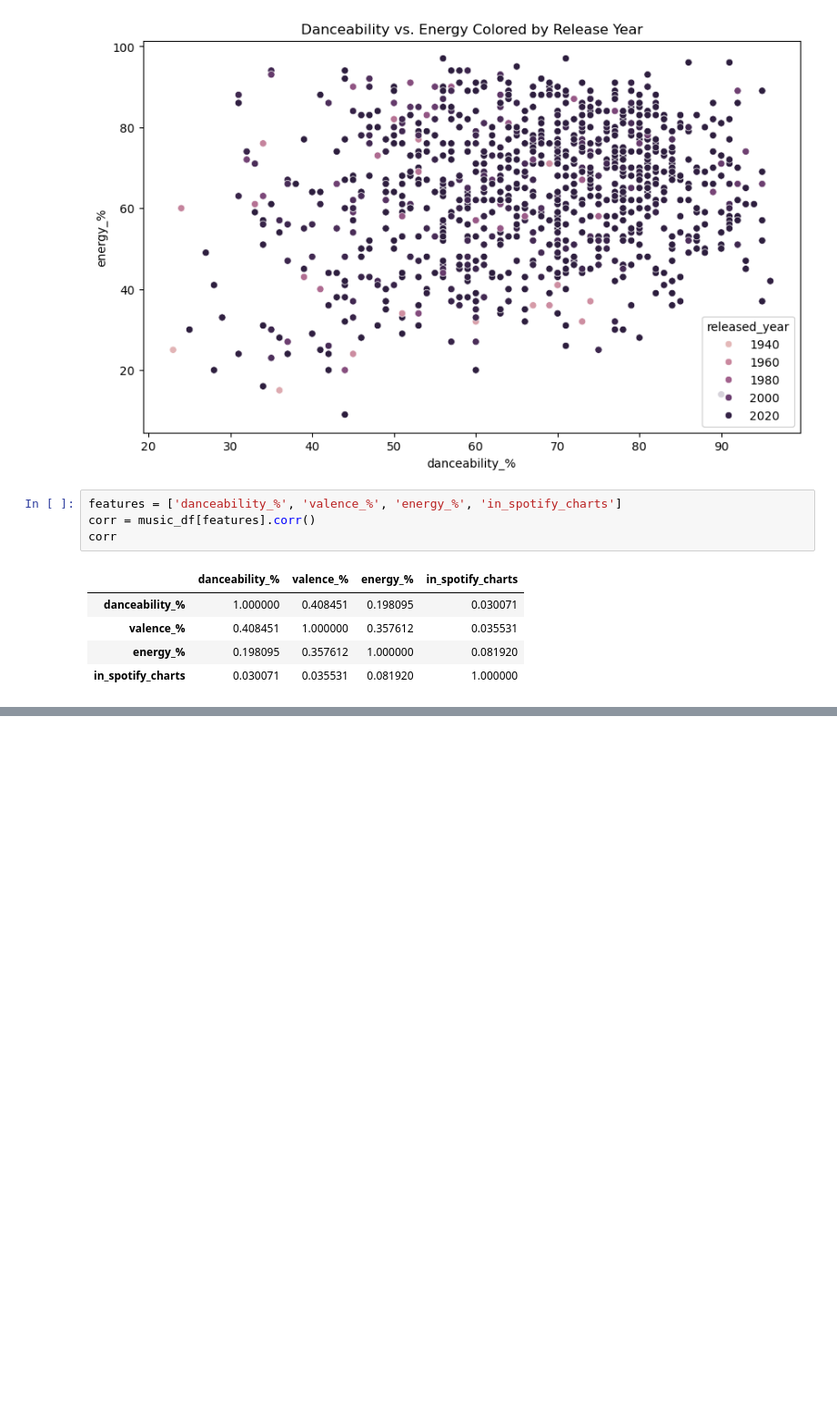
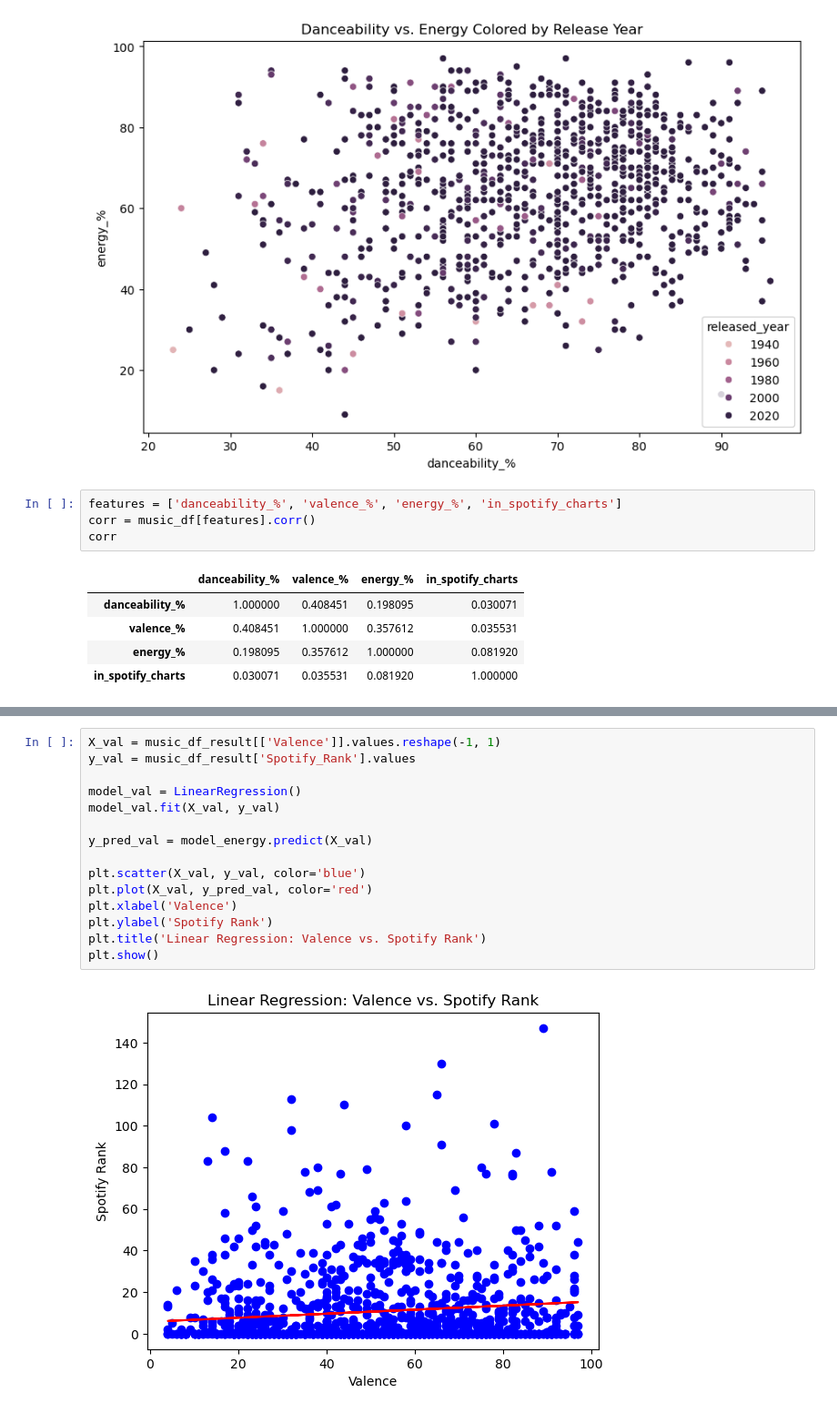
Before and after one commit to vivianzhou1288/info2950-final, a Jupyter notebook: Phase 2.ipynb, the cells around one changed output, grey strips where cells are left out. Shown: that part at 91% size. Drawn from its saved outputs; the diff is of its cells as text; blank space fills up the shorter version.

```diff
--- a/Phase 2.ipynb
+++ b/Phase 2.ipynb
@@ -136,3 +152,20 @@ sns.scatterplot(x='Valence', y='Spotify_Rank', data=music_df_result)
+# %%
+X_val = music_df_result[['Valence']].values.reshape(-1, 1)
+y_val = music_df_result['Spotify_Rank'].values
+
+model_val = LinearRegression()
+model_val.fit(X_val, y_val)
+
+y_pred_val = model_energy.predict(X_val)
+
+plt.scatter(X_val, y_val, color='blue')
+plt.plot(X_val, y_pred_val, color='red')
+plt.xlabel('Valence')
+plt.ylabel('Spotify Rank')
+plt.title('Linear Regression: Valence vs. Spotify Rank')
+plt.show()
+# %% [output]
+[figure, added]
 # %%
 sns.scatterplot(x='Energy', y='Spotify_Rank', data=music_df_result)
 # %% [output]
```
Also changed, not shown: parts of 13 cells of this notebook.
